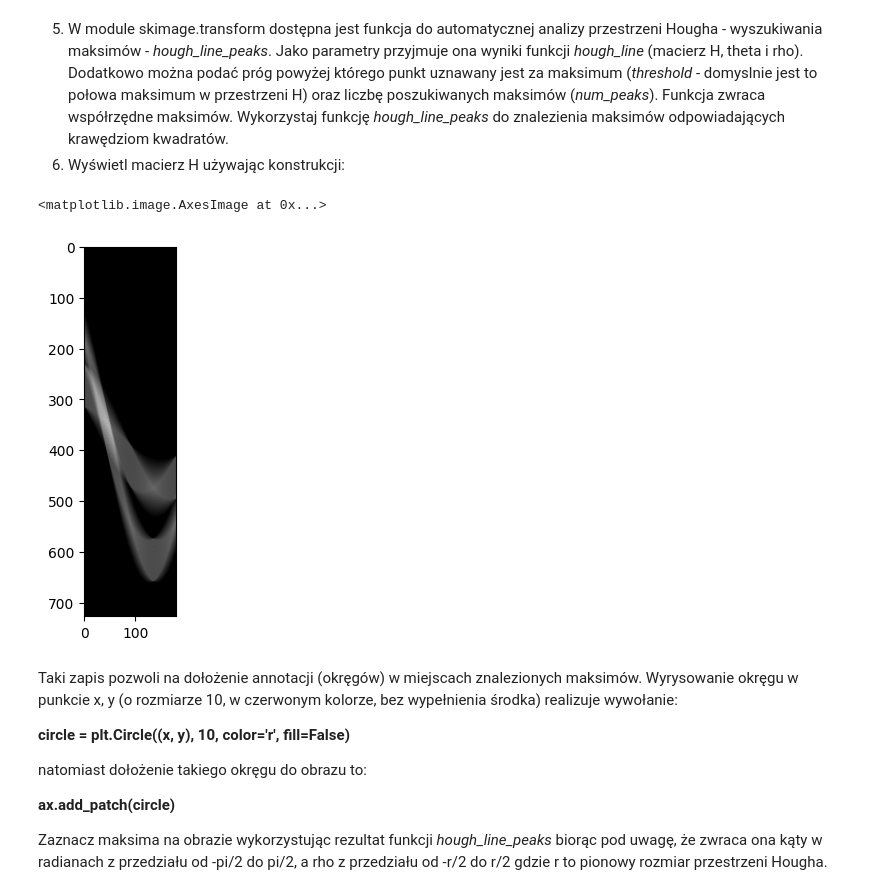
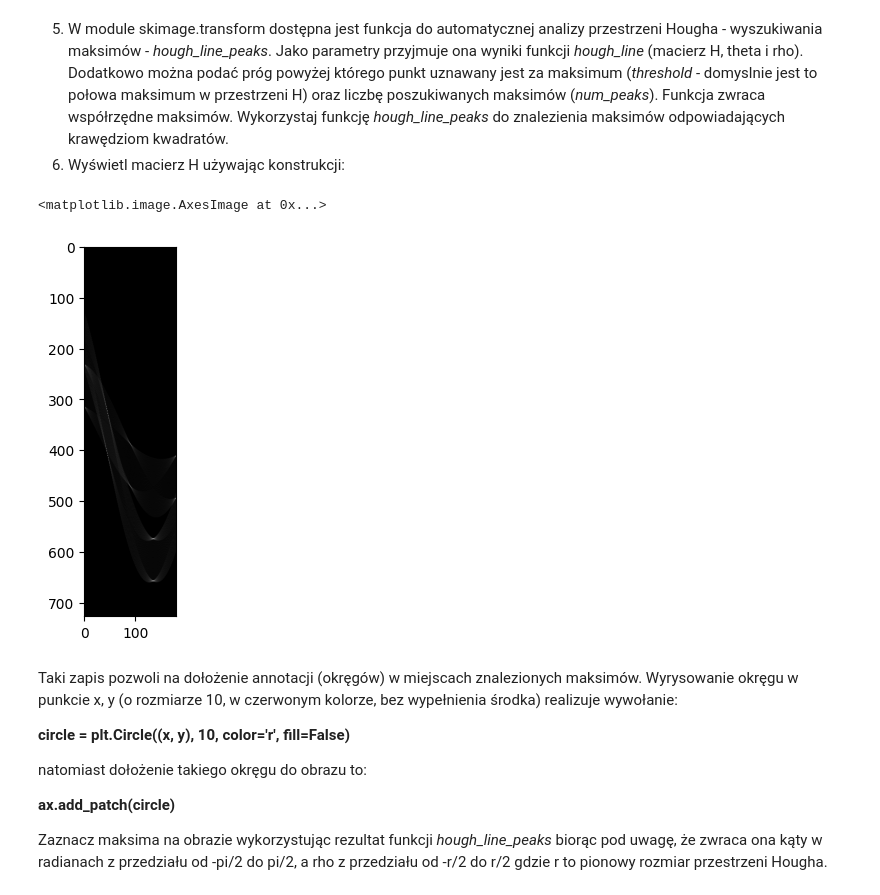
Before and after one commit to fpikon/Systemy_wizyjne, a Jupyter notebook: LAB_11/11_Hough.ipynb, the cells around one changed output. Cells and saved outputs as stored; diff of their text form; code cells hidden in the pictures.

```diff
--- a/LAB_11/11_Hough.ipynb
+++ b/LAB_11/11_Hough.ipynb
@@ -134,7 +133,7 @@ W tym podpunkcie pokazane zostanie praktycznie wykorzystanie transformaty Hougha
 # %%
 I_kwadraty = cv2.imread("kwadraty.png", cv2.IMREAD_GRAYSCALE)
 I_kw_canny = cv2.Canny(I_kwadraty, 1, 10, None, 3, 1)
-mac_H, vec_theta, vec_rho = hough_line(I_kwadraty)
+mac_H, vec_theta, vec_rho = hough_line(I_kw_canny)
 
-show_hough(mac_H, I_kwadraty)
+show_hough(mac_H, I_kw_canny)
 # %% [output]
@@ -144,12 +143,12 @@ show_hough(mac_H, I_kwadraty)
  6. Wyświetl macierz H używając konstrukcji:
 # %%
 fig,ax = plt.subplots(1)
-ax.set_aspect('equal')
+ax.set_aspect('auto')
 
 ax.imshow(mac_H, 'gray') # gdzie H jest przestrzenią Hougha
 # %% [output]
 <matplotlib.image.AxesImage at 0x...>
-[figure, old version]
+[figure, new version]
 # %% [markdown]
 Taki zapis pozwoli na dołożenie annotacji (okręgów) w miejscach znalezionych maksimów. Wyrysowanie okręgu w punkcie x, y (o rozmiarze 10, w czerwonym kolorze, bez wypełnienia środka) realizuje wywołanie:
 
```
Also changed, not shown: parts of 9 cells of this notebook.
